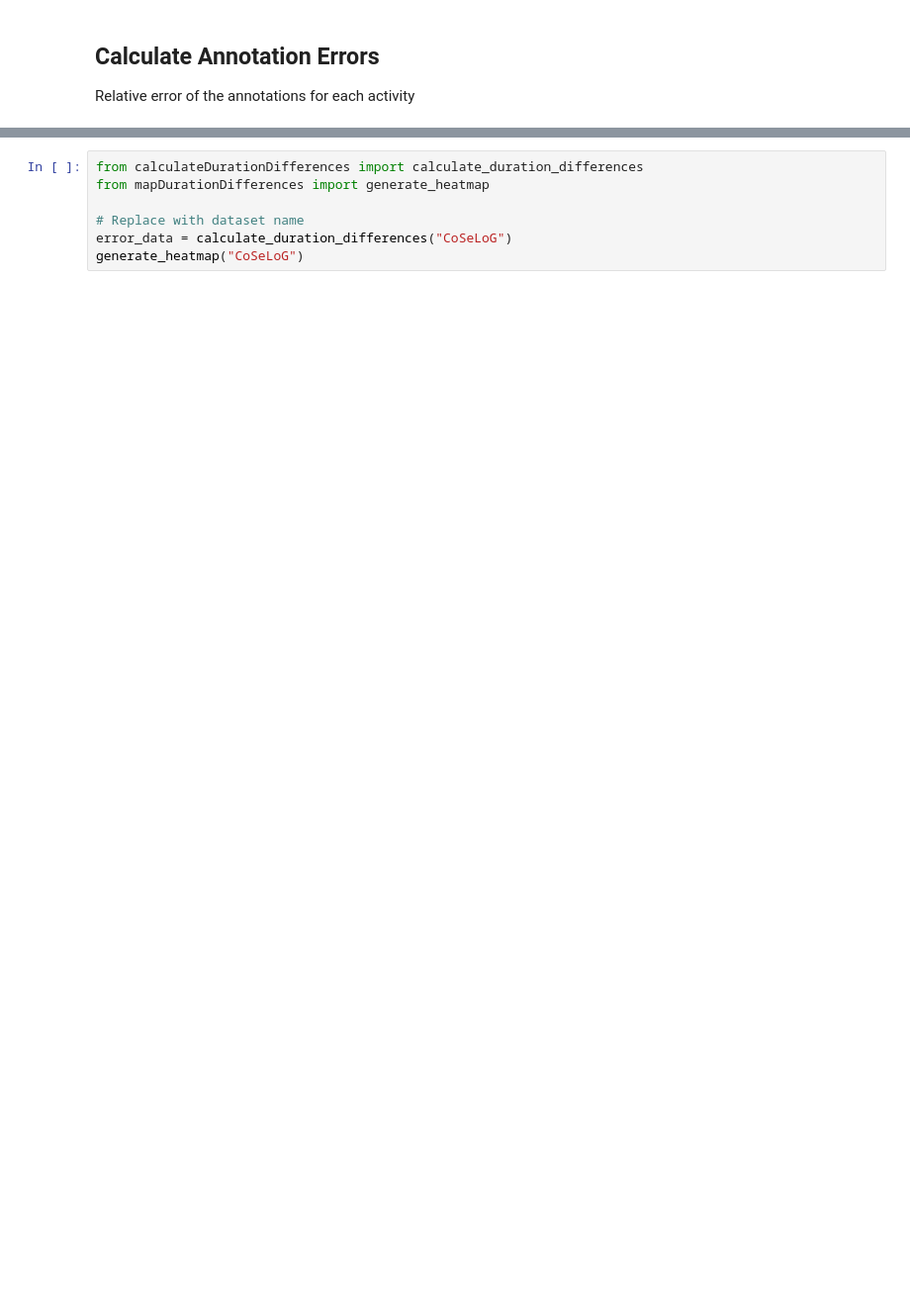
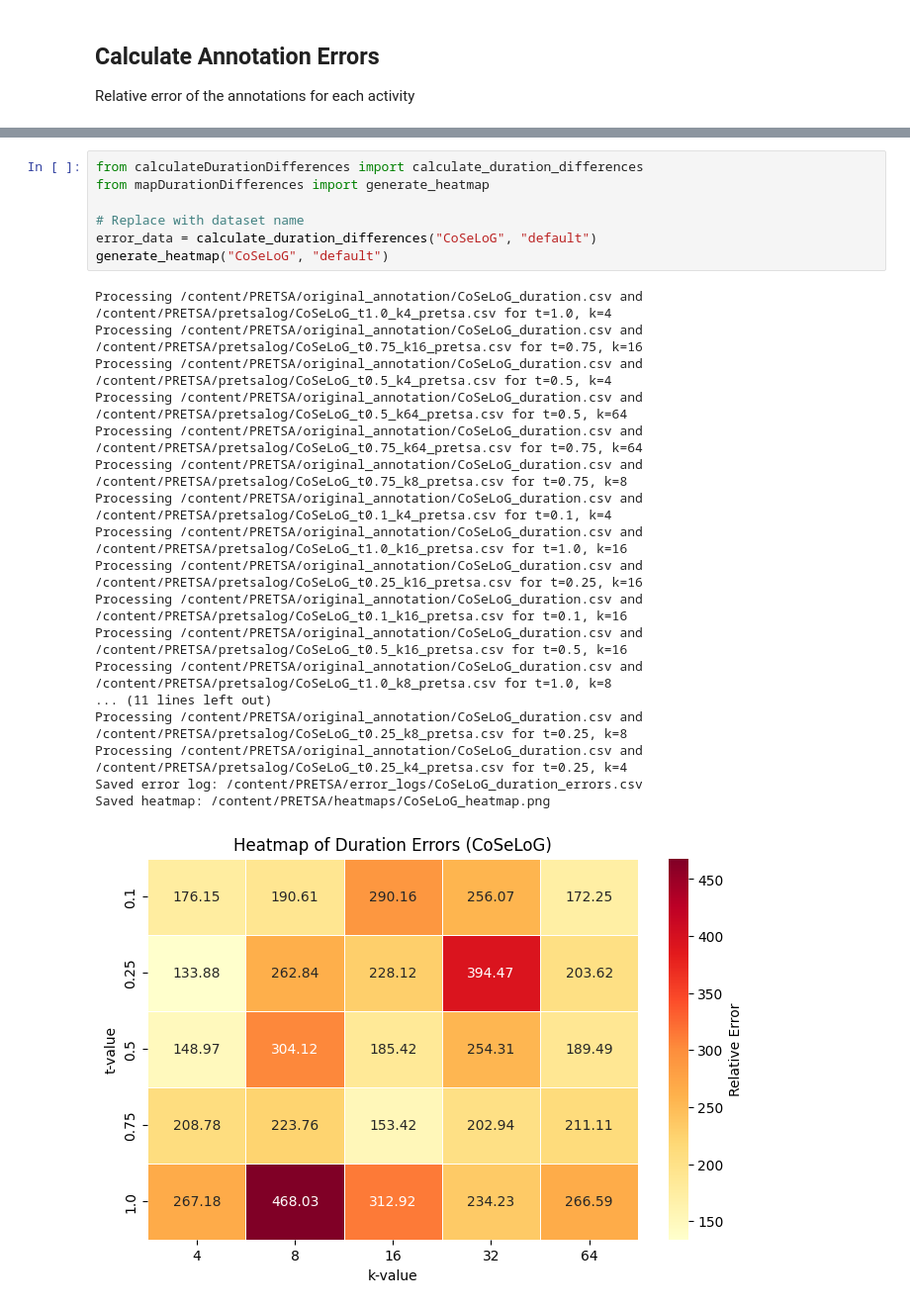
Before and after one commit to cmalvr/PRETSA, a Jupyter notebook: notebook.ipynb, the cells around one changed output, grey strips where cells are left out. Shown at 99% size. Cells and saved outputs as stored; diff of their text form; blank space fills up the shorter version.

```diff
--- a/notebook.ipynb
+++ b/notebook.ipynb
@@ -62,7 +138,26 @@ t = 0.1
 # %%
 from calculateDurationDifferences import calculate_duration_differences
 from mapDurationDifferences import generate_heatmap
 
 # Replace with dataset name
-error_data = calculate_duration_differences("CoSeLoG")
-generate_heatmap("CoSeLoG")
+error_data = calculate_duration_differences("CoSeLoG", "default")
+generate_heatmap("CoSeLoG", "default")
+# %% [output]
+Processing /content/PRETSA/original_annotation/CoSeLoG_duration.csv and /content/PRETSA/pretsalog/CoSeLoG_t1.0_k4_pretsa.csv for t=1.0, k=4
+Processing /content/PRETSA/original_annotation/CoSeLoG_duration.csv and /content/PRETSA/pretsalog/CoSeLoG_t0.75_k16_pretsa.csv for t=0.75, k=16
+Processing /content/PRETSA/original_annotation/CoSeLoG_duration.csv and /content/PRETSA/pretsalog/CoSeLoG_t0.5_k4_pretsa.csv for t=0.5, k=4
+Processing /content/PRETSA/original_annotation/CoSeLoG_duration.csv and /content/PRETSA/pretsalog/CoSeLoG_t0.5_k64_pretsa.csv for t=0.5, k=64
+Processing /content/PRETSA/original_annotation/CoSeLoG_duration.csv and /content/PRETSA/pretsalog/CoSeLoG_t0.75_k64_pretsa.csv for t=0.75, k=64
+Processing /content/PRETSA/original_annotation/CoSeLoG_duration.csv and /content/PRETSA/pretsalog/CoSeLoG_t0.75_k8_pretsa.csv for t=0.75, k=8
+Processing /content/PRETSA/original_annotation/CoSeLoG_duration.csv and /content/PRETSA/pretsalog/CoSeLoG_t0.1_k4_pretsa.csv for t=0.1, k=4
+Processing /content/PRETSA/original_annotation/CoSeLoG_duration.csv and /content/PRETSA/pretsalog/CoSeLoG_t1.0_k16_pretsa.csv for t=1.0, k=16
+Processing /content/PRETSA/original_annotation/CoSeLoG_duration.csv and /content/PRETSA/pretsalog/CoSeLoG_t0.25_k16_pretsa.csv for t=0.25, k=16
+Processing /content/PRETSA/original_annotation/CoSeLoG_duration.csv and /content/PRETSA/pretsalog/CoSeLoG_t0.1_k16_pretsa.csv for t=0.1, k=16
+Processing /content/PRETSA/original_annotation/CoSeLoG_duration.csv and /content/PRETSA/pretsalog/CoSeLoG_t0.5_k16_pretsa.csv for t=0.5, k=16
+Processing /content/PRETSA/original_annotation/CoSeLoG_duration.csv and /content/PRETSA/pretsalog/CoSeLoG_t1.0_k8_pretsa.csv for t=1.0, k=8
+... (11 lines left out)
+Processing /content/PRETSA/original_annotation/CoSeLoG_duration.csv and /content/PRETSA/pretsalog/CoSeLoG_t0.25_k8_pretsa.csv for t=0.25, k=8
+Processing /content/PRETSA/original_annotation/CoSeLoG_duration.csv and /content/PRETSA/pretsalog/CoSeLoG_t0.25_k4_pretsa.csv for t=0.25, k=4
+Saved error log: /content/PRETSA/error_logs/CoSeLoG_duration_errors.csv
+Saved heatmap: /content/PRETSA/heatmaps/CoSeLoG_heatmap.png
+[figure, added]
```
Also changed, not shown: parts of 17 cells of this notebook.
